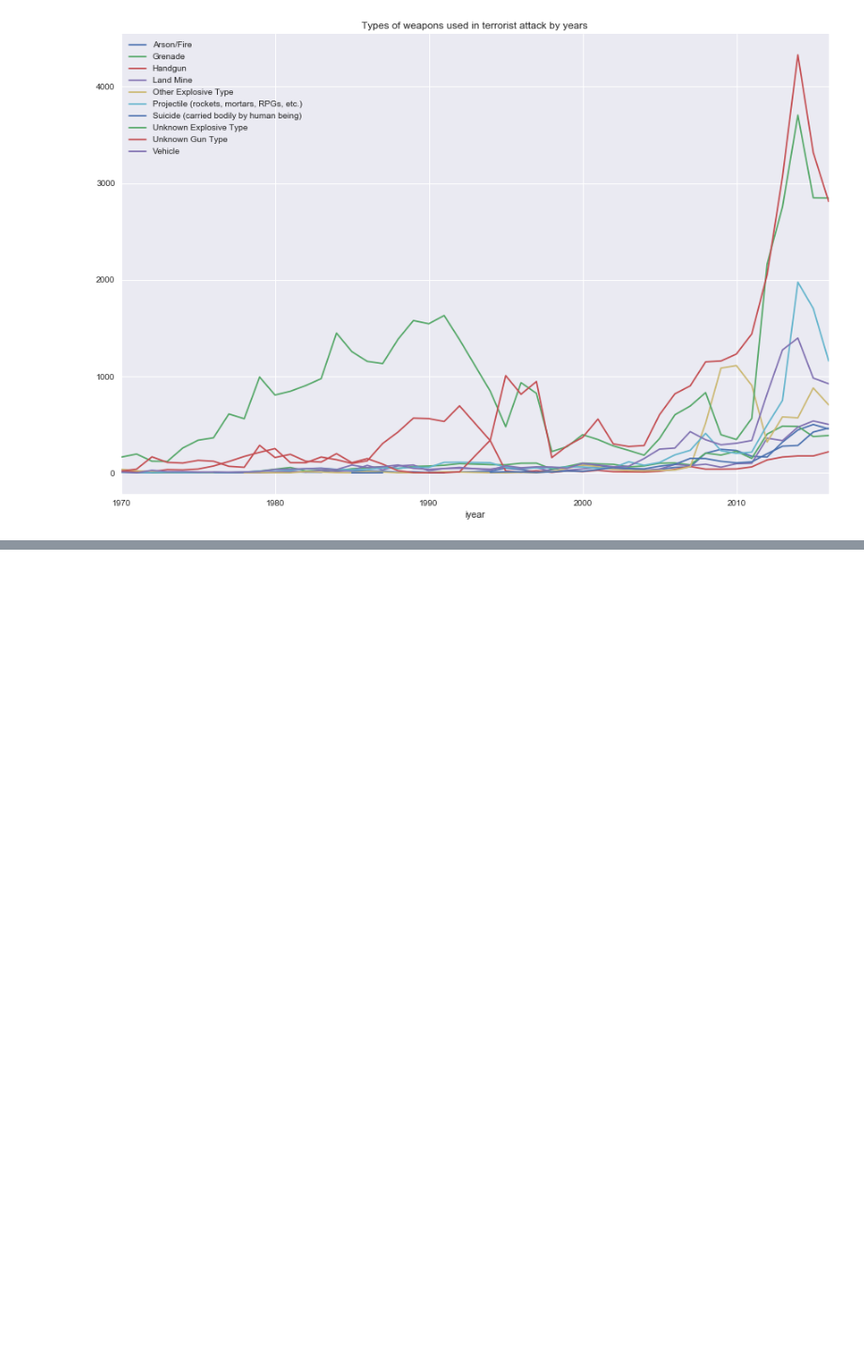
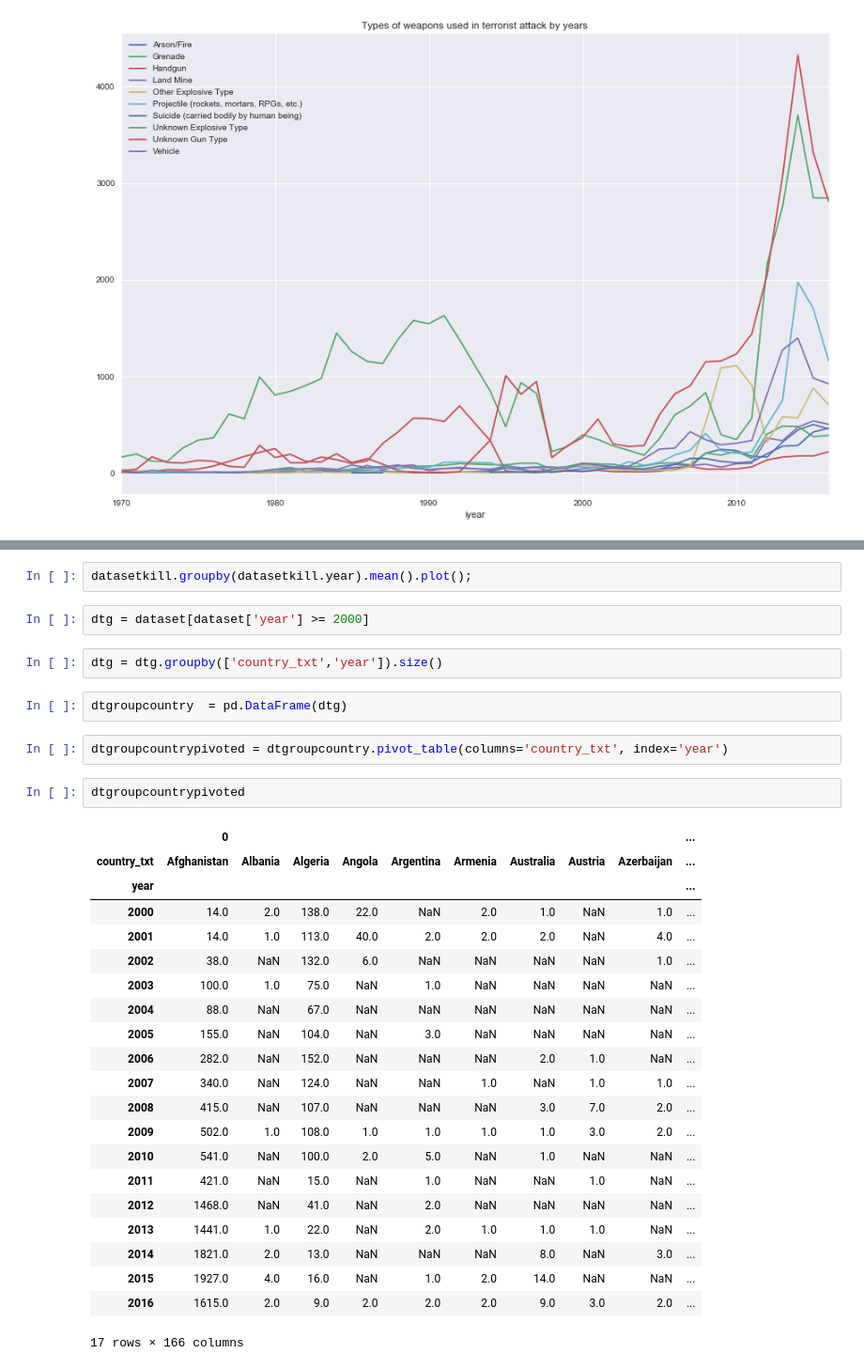
Before and after one commit to felipeferraz14/globalterrorism, a Jupyter notebook: globalterrorism.ipynb, the cells around one changed output, grey strips where cells are left out. Shown: that part at 94% size. Cells and saved outputs as stored; diff of their text form; blank space fills up the shorter version.

```diff
--- a/globalterrorism.ipynb
+++ b/globalterrorism.ipynb
@@ -86,0 +102,34 @@ dfWepYear.plot(figsize=(15,10), title="Types of weapons used in terrorist attack
+# %%
+datasetkill.groupby(datasetkill.year).mean().plot();
+# %%
+dtg = dataset[dataset['year'] >= 2000]
+# %%
+dtg = dtg.groupby(['country_txt','year']).size()
+# %%
+dtgroupcountry  = pd.DataFrame(dtg)
+# %%
+dtgroupcountrypivoted = dtgroupcountry.pivot_table(columns='country_txt', index='year')
+# %%
+dtgroupcountrypivoted
+# %% [output]
+|  | 0 |  |  |  |  |  |  |  |  | ... |
+| country_txt | Afghanistan | Albania | Algeria | Angola | Argentina | Armenia | Australia | Austria | Azerbaijan | ... |
+| year |  |  |  |  |  |  |  |  |  | ... |
+| 2000 | 14.0 | 2.0 | 138.0 | 22.0 | NaN | 2.0 | 1.0 | NaN | 1.0 | ... |
+| 2001 | 14.0 | 1.0 | 113.0 | 40.0 | 2.0 | 2.0 | 2.0 | NaN | 4.0 | ... |
+| 2002 | 38.0 | NaN | 132.0 | 6.0 | NaN | NaN | NaN | NaN | 1.0 | ... |
+| 2003 | 100.0 | 1.0 | 75.0 | NaN | 1.0 | NaN | NaN | NaN | NaN | ... |
+| 2004 | 88.0 | NaN | 67.0 | NaN | NaN | NaN | NaN | NaN | NaN | ... |
+| 2005 | 155.0 | NaN | 104.0 | NaN | 3.0 | NaN | NaN | NaN | NaN | ... |
+| 2006 | 282.0 | NaN | 152.0 | NaN | NaN | NaN | 2.0 | 1.0 | NaN | ... |
+| 2007 | 340.0 | NaN | 124.0 | NaN | NaN | 1.0 | NaN | 1.0 | 1.0 | ... |
+| 2008 | 415.0 | NaN | 107.0 | NaN | NaN | NaN | 3.0 | 7.0 | 2.0 | ... |
+| 2009 | 502.0 | 1.0 | 108.0 | 1.0 | 1.0 | 1.0 | 1.0 | 3.0 | 2.0 | ... |
+| 2010 | 541.0 | NaN | 100.0 | 2.0 | 5.0 | NaN | 1.0 | NaN | NaN | ... |
+| 2011 | 421.0 | NaN | 15.0 | NaN | 1.0 | NaN | NaN | 1.0 | NaN | ... |
+| 2012 | 1468.0 | NaN | 41.0 | NaN | 2.0 | NaN | NaN | NaN | NaN | ... |
+| 2013 | 1441.0 | 1.0 | 22.0 | NaN | 2.0 | 1.0 | 1.0 | 1.0 | NaN | ... |
+| 2014 | 1821.0 | 2.0 | 13.0 | NaN | NaN | NaN | 8.0 | NaN | 3.0 | ... |
+| 2015 | 1927.0 | 4.0 | 16.0 | NaN | 1.0 | 2.0 | 14.0 | NaN | NaN | ... |
+| 2016 | 1615.0 | 2.0 | 9.0 | 2.0 | 2.0 | 2.0 | 9.0 | 3.0 | 2.0 | ... |
+17 rows × 166 columns
```
Also changed, not shown: parts of 11 cells of this notebook.
